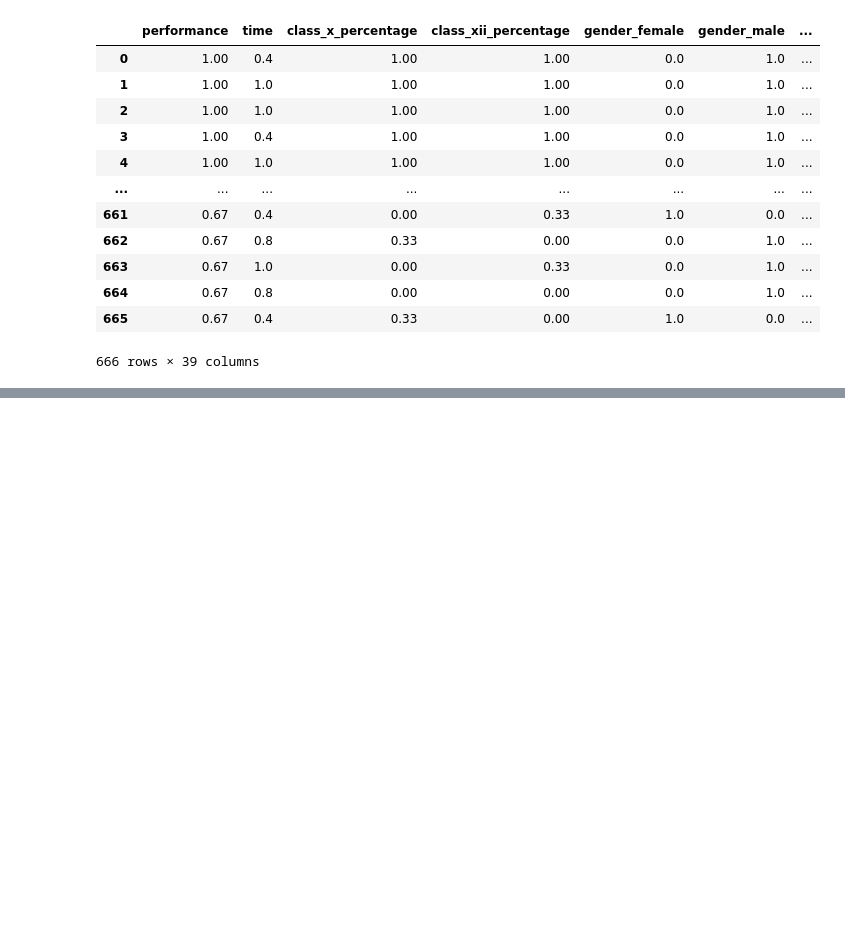
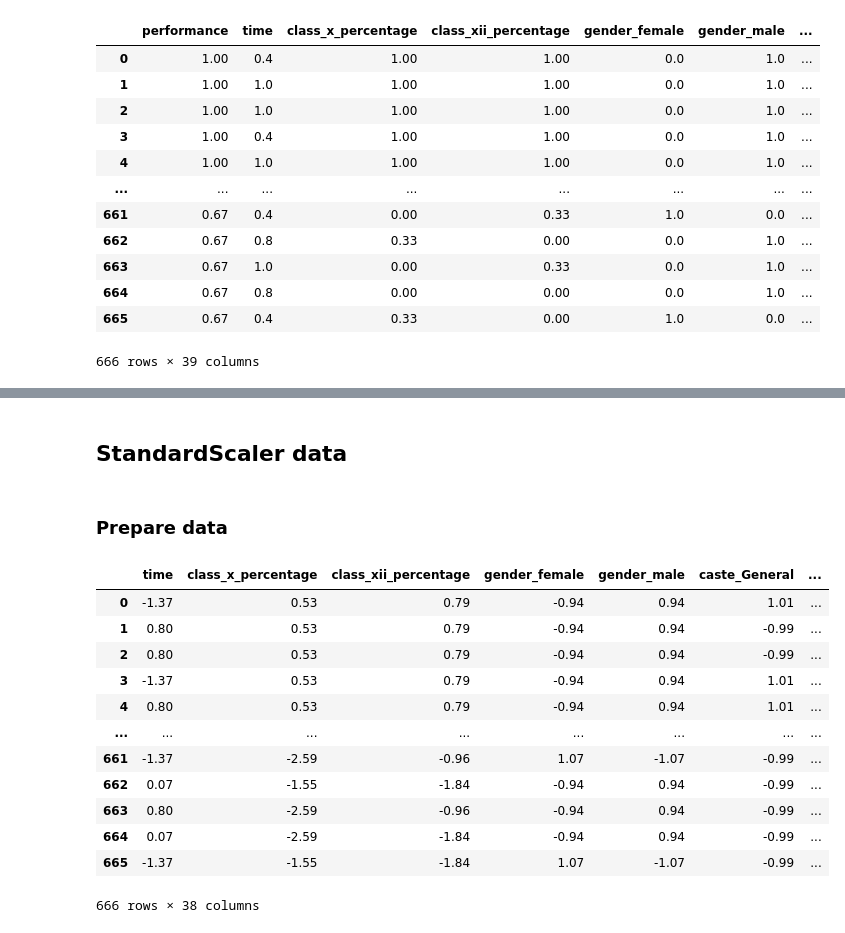
Before and after one commit to mayarachew/data_introduction, a Jupyter notebook: fundamento_de_dados.ipynb, the cells around one changed output, grey strips where cells are left out. Cells and saved outputs as stored; diff of their text form; code cells hidden in the pictures; blank space fills up the shorter version.

```diff
--- a/fundamento_de_dados.ipynb
+++ b/fundamento_de_dados.ipynb
@@ -413,0 +713,22 @@ procData
+# %% [markdown]
+## StandardScaler data
+# %% [markdown]
+### Prepare data
+# %%
+procData_s = procData_s.drop(['performance'], axis=1)
+
+procData_s
+# %% [output]
+|  | time | class_x_percentage | class_xii_percentage | gender_female | gender_male | caste_General | ... |
+| 0 | -1.37 | 0.53 | 0.79 | -0.94 | 0.94 | 1.01 | ... |
+| 1 | 0.80 | 0.53 | 0.79 | -0.94 | 0.94 | -0.99 | ... |
+| 2 | 0.80 | 0.53 | 0.79 | -0.94 | 0.94 | -0.99 | ... |
+| 3 | -1.37 | 0.53 | 0.79 | -0.94 | 0.94 | 1.01 | ... |
+| 4 | 0.80 | 0.53 | 0.79 | -0.94 | 0.94 | 1.01 | ... |
+| ... | ... | ... | ... | ... | ... | ... | ... |
+| 661 | -1.37 | -2.59 | -0.96 | 1.07 | -1.07 | -0.99 | ... |
+| 662 | 0.07 | -1.55 | -1.84 | -0.94 | 0.94 | -0.99 | ... |
+| 663 | 0.80 | -2.59 | -0.96 | -0.94 | 0.94 | -0.99 | ... |
+| 664 | 0.07 | -2.59 | -1.84 | -0.94 | 0.94 | -0.99 | ... |
+| 665 | -1.37 | -1.55 | -1.84 | 1.07 | -1.07 | -0.99 | ... |
+666 rows × 38 columns
```
Also changed, not shown: parts of 61 cells of this notebook.
